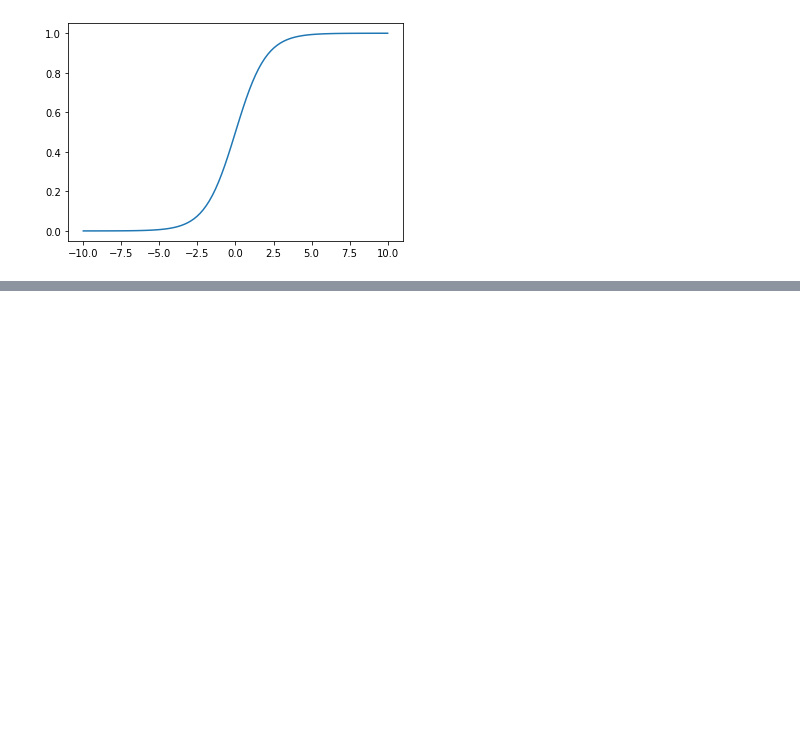
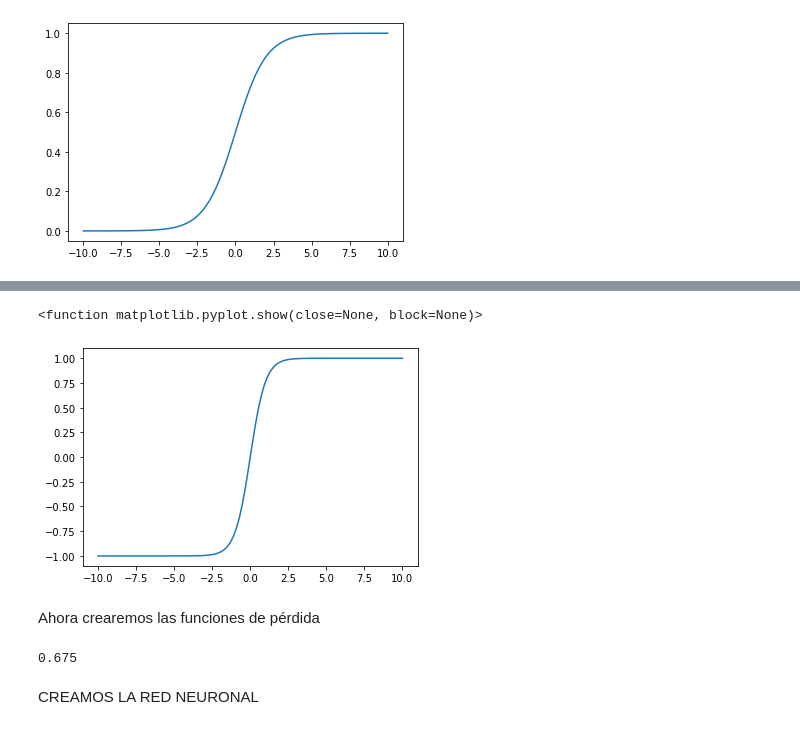
Before and after one commit to tomilee09/python, a Jupyter notebook: 17_keras/red_neuronal_solo_python/red.ipynb, the cells around one changed output, grey strips where cells are left out. Saved outputs shown, nothing was run; the diff lists cells and outputs as text; code cells hidden in the pictures; blank space fills up the shorter version.

Commit message:
escribí más apuntes y avancé en el notebook sobre crear una red neuronal con únicamente python

```diff
--- a/17_keras/red_neuronal_solo_python/red.ipynb
+++ b/17_keras/red_neuronal_solo_python/red.ipynb
@@ -54,0 +61,10 @@ ValueError: The truth value of an array with more than one element is ambiguous.
+# %%
+# funcion tanh
+# ya está en numpy
+plt.plot(x, np.tanh(x))
+plt.show
+# %% [output]
+<function matplotlib.pyplot.show(close=None, block=None)>
+[figure, added]
+# %% [markdown]
+Ahora crearemos las funciones de pérdida
@@ -54,0 +75,9 @@ ValueError: The truth value of an array with more than one element is ambiguous.
+# %%
+#Funcion de pérdida MSE (Mean Square Error)
+def MSE(y, y_hat):
+    return np.mean((y_hat-y)**2)
+MSE(informado, prediccion)
+# %% [output]
+0.675
+# %% [markdown]
+CREAMOS LA RED NEURONAL
```
Also changed, not shown: parts of 9 cells of this notebook, 1 other file.
